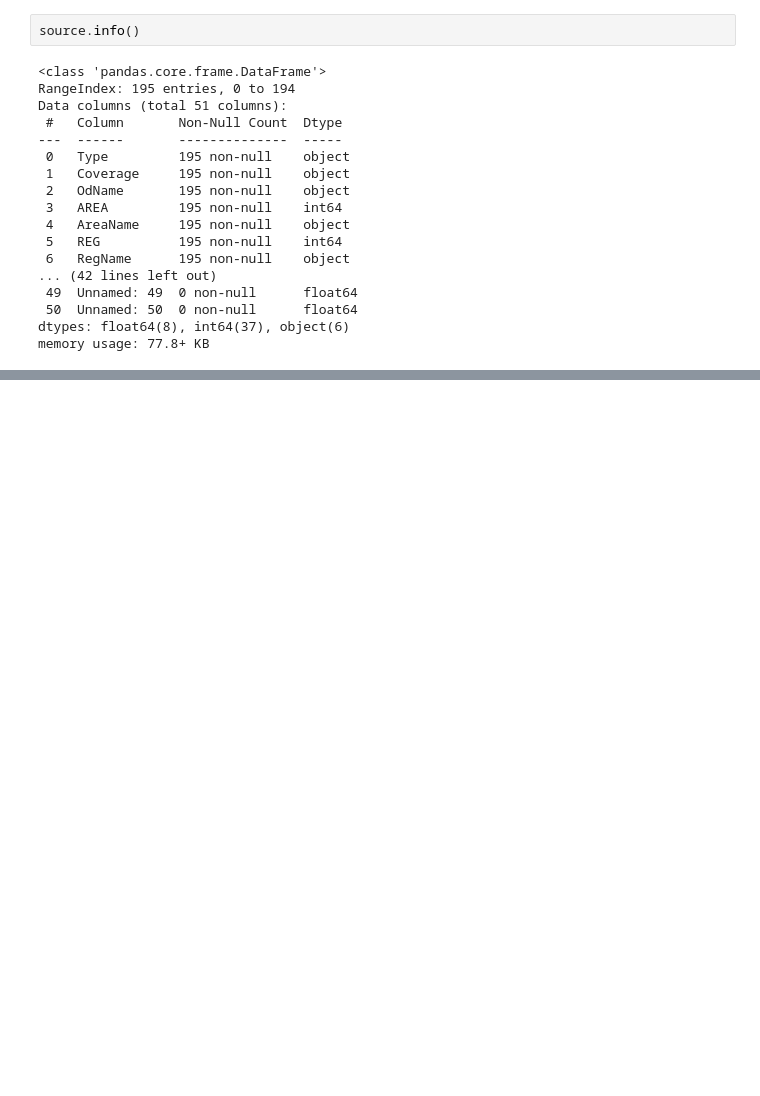
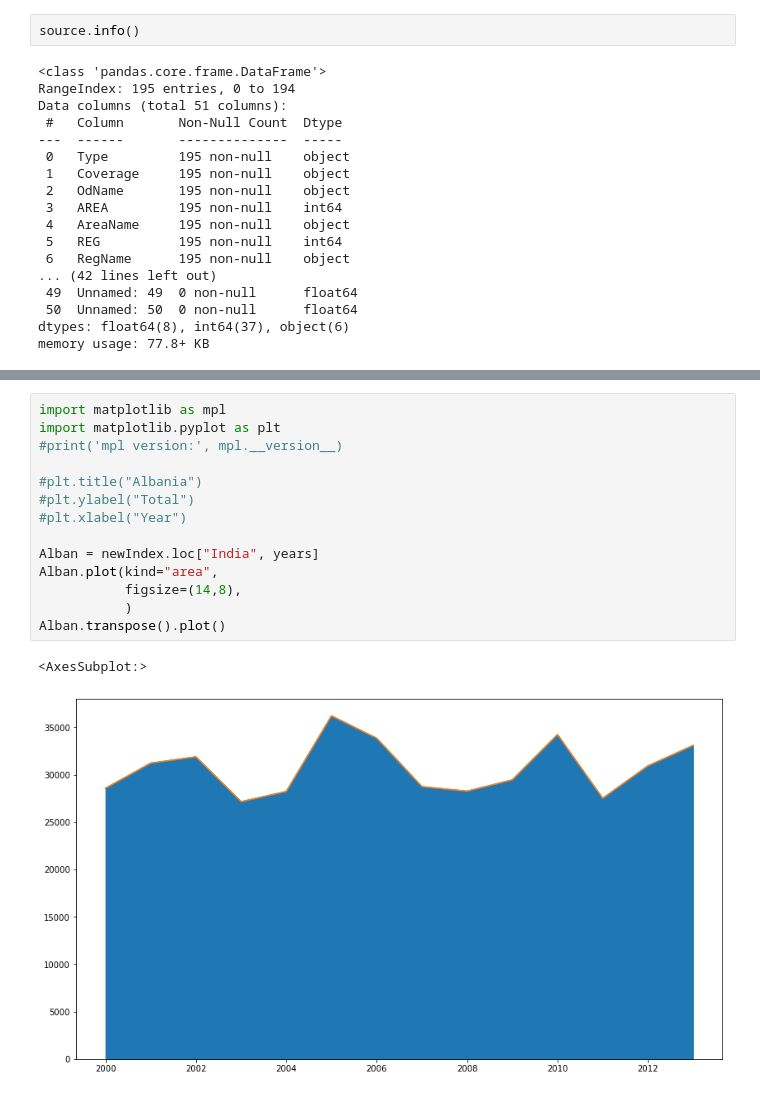
Before and after one commit to Ariumboro730Li/H8_57, a Jupyter notebook: Sesi 7.ipynb, the cells around one changed output, grey strips where cells are left out. Drawn from its saved outputs; the diff is of its cells as text; blank space fills up the shorter version.

```diff
--- a/Sesi 7.ipynb
+++ b/Sesi 7.ipynb
@@ -87,0 +74,17 @@ Name: Afghanistan, dtype: object
+# %%
+import matplotlib as mpl
+import matplotlib.pyplot as plt
+#print('mpl version:', mpl.__version__)
+
+#plt.title("Albania")
+#plt.ylabel("Total")
+#plt.xlabel("Year")
+
+Alban = newIndex.loc["India", years]
+Alban.plot(kind="area",
+           figsize=(14,8),
+           )
+Alban.transpose().plot()
+# %% [output]
+<AxesSubplot:>
+[figure, added]
```
Also changed, not shown: parts of 8 cells of this notebook.
